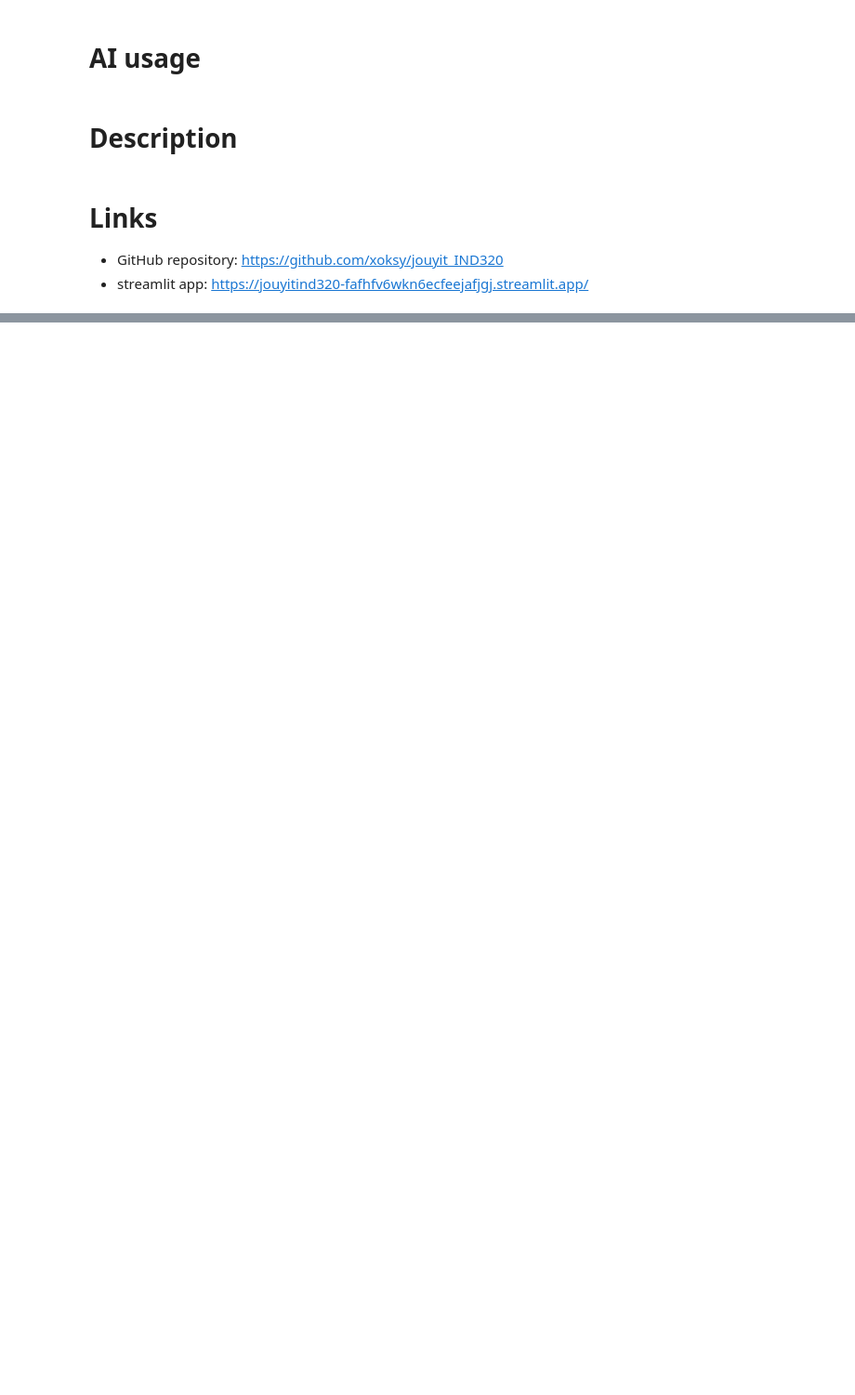
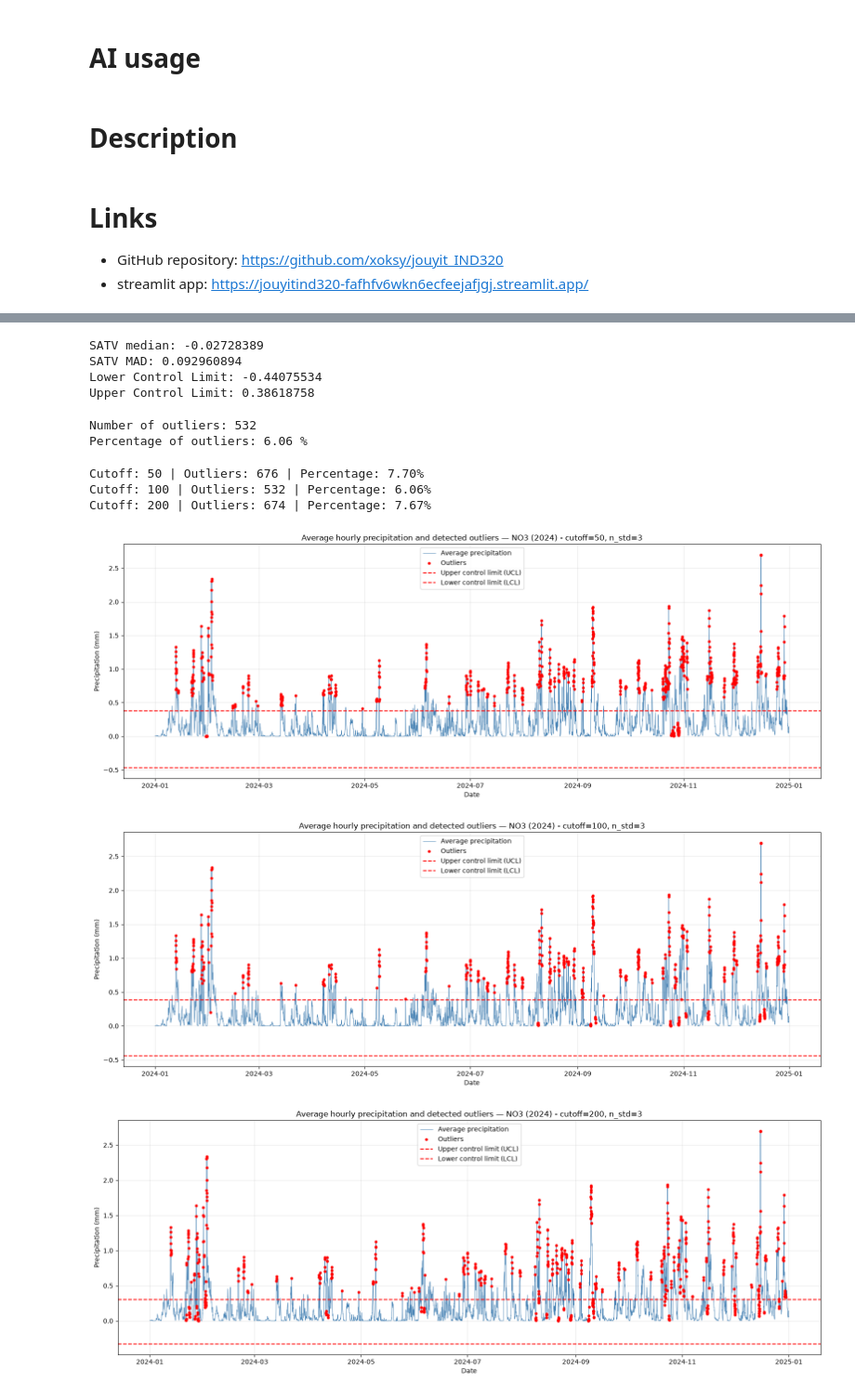
Before and after one commit to xoksy/jouyit_IND320, a Jupyter notebook: notebooks/project_part3.ipynb, the cells around one changed output, grey strips where cells are left out. Shown at 93% size. Saved outputs shown, nothing was run; the diff lists cells and outputs as text; code cells hidden in the pictures; blank space fills up the shorter version.

```diff
--- a/notebooks/project_part3.ipynb
+++ b/notebooks/project_part3.ipynb
@@ -266,0 +353,39 @@ Processed 120/1000 points.
+# %%
+# Calculate robust statistics from the filtered signal (SATV)
+satv_median = np.median(satv)
+
+# Median Absolute Deviation (MAD)
+satv_mad = np.median(np.abs(satv - satv_median))
+
+print("SATV median:", satv_median)
+print("SATV MAD:", satv_mad)
+
+# Number of robust standard deviations
+n_std = 3
+
+# Convert MAD into a robust standard deviation estimate
+robust_std = 1.4826 * satv_mad
+
+# Calculate Statistical Process Control boundaries
+lower_limit = satv_median - n_std * robust_std
+upper_limit = satv_median + n_std * robust_std
+
+print("Lower Control Limit:", lower_limit)
+print("Upper Control Limit:", upper_limit)
+# %% [output]
+SATV median: -0.02728389
+SATV MAD: 0.092960894
+Lower Control Limit: -0.44075534
+Upper Control Limit: 0.38618758
+# %%
+# Identify outliers based on the filtered signal
+outliers = (satv < lower_limit) | (satv > upper_limit)
+
+# Add the results to the original precipitation DataFrame
+precipitation_mean["is_outlier"] = outliers
+
+print("Number of outliers:", outliers.sum())
+print("Percentage of outliers:", round(outliers.mean() * 100, 2), "%")
+# %% [output]
+Number of outliers: 532
+Percentage of outliers: 6.06 %
@@ -266,0 +518,23 @@ Processed 120/1000 points.
+# %%
+# Test different DCT cutoffs
+for cutoff_value in [50, 100, 200]:
+
+    _, _, summary = detect_precipitation_outliers(
+        weather_df=weather_NO3,
+        region_id="NO3",
+        cutoff=cutoff_value,
+        n_std=3
+    )
+
+    print(
+        f"Cutoff: {cutoff_value} | "
+        f"Outliers: {summary['number_of_outliers']} | "
+        f"Percentage: {summary['percentage_of_outliers']:.2f}%"
+    )
+# %% [output]
+Cutoff: 50 | Outliers: 676 | Percentage: 7.70%
+Cutoff: 100 | Outliers: 532 | Percentage: 6.06%
+Cutoff: 200 | Outliers: 674 | Percentage: 7.67%
+[figure, added]
+[figure, added]
+[figure, added]
```
Also changed, not shown: parts of 21 cells of this notebook, 1 other file.
